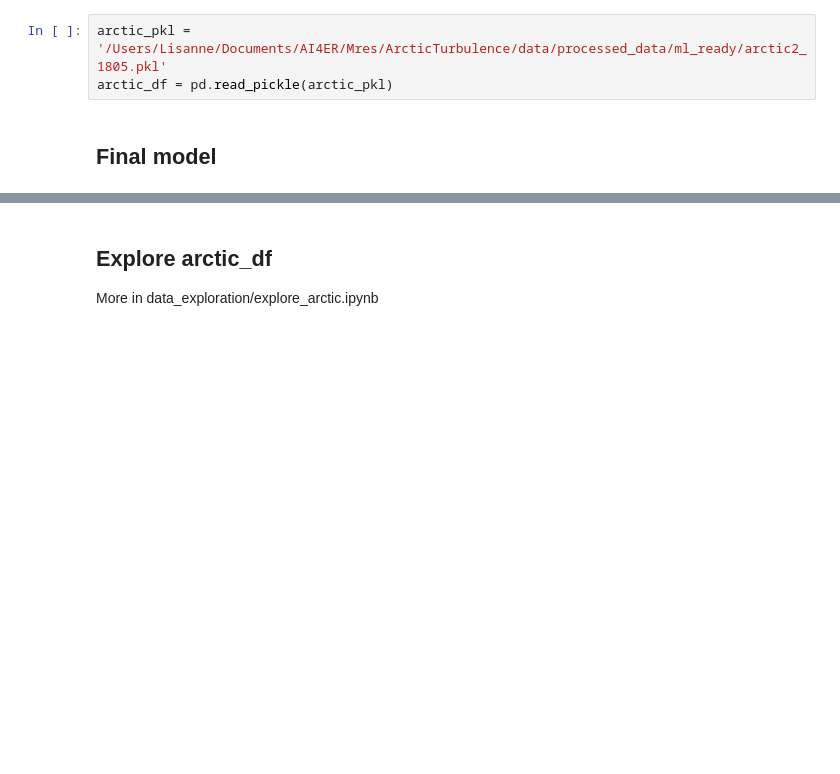
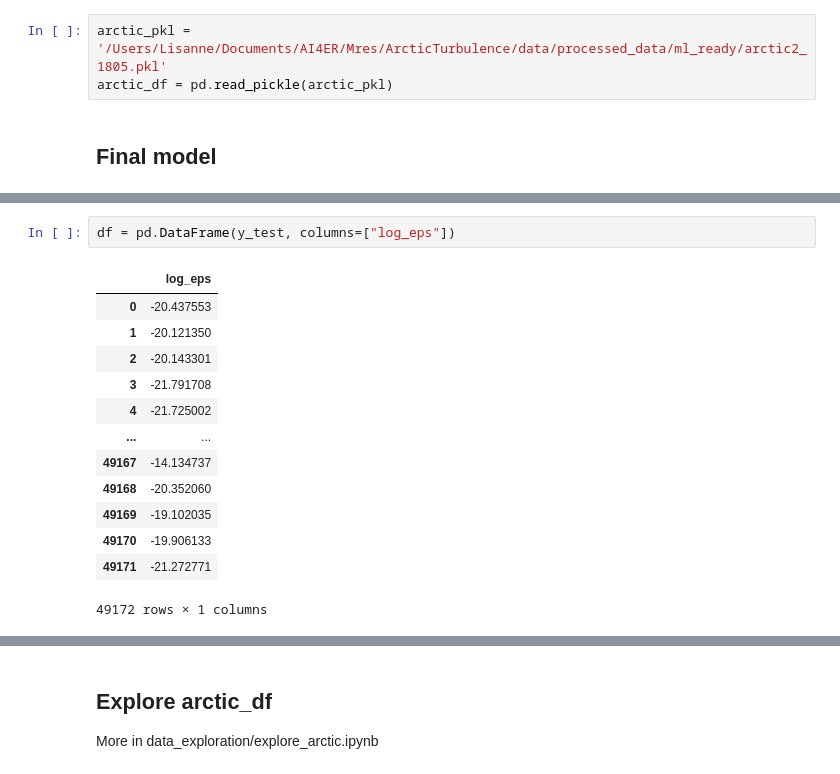
Before and after one commit to lisanneblok/ArcticTurbulence, a Jupyter notebook: ML_models/arctic_RFs.ipynb, the cells around one changed output, grey strips where cells are left out. Drawn from its saved outputs; the diff is of its cells as text; blank space fills up the shorter version.

```diff
--- a/ML_models/arctic_RFs.ipynb
+++ b/ML_models/arctic_RFs.ipynb
@@ -47,0 +180,16 @@ plt.show()
+# %%
+df = pd.DataFrame(y_test, columns=["log_eps"])
+# %% [output]
+|  | log_eps |
+| 0 | -20.437553 |
+| 1 | -20.121350 |
+| 2 | -20.143301 |
+| 3 | -21.791708 |
+| 4 | -21.725002 |
+| ... | ... |
+| 49167 | -14.134737 |
+| 49168 | -20.352060 |
+| 49169 | -19.102035 |
+| 49170 | -19.906133 |
+| 49171 | -21.272771 |
+49172 rows × 1 columns
```
Also changed, not shown: parts of 9 cells of this notebook.
